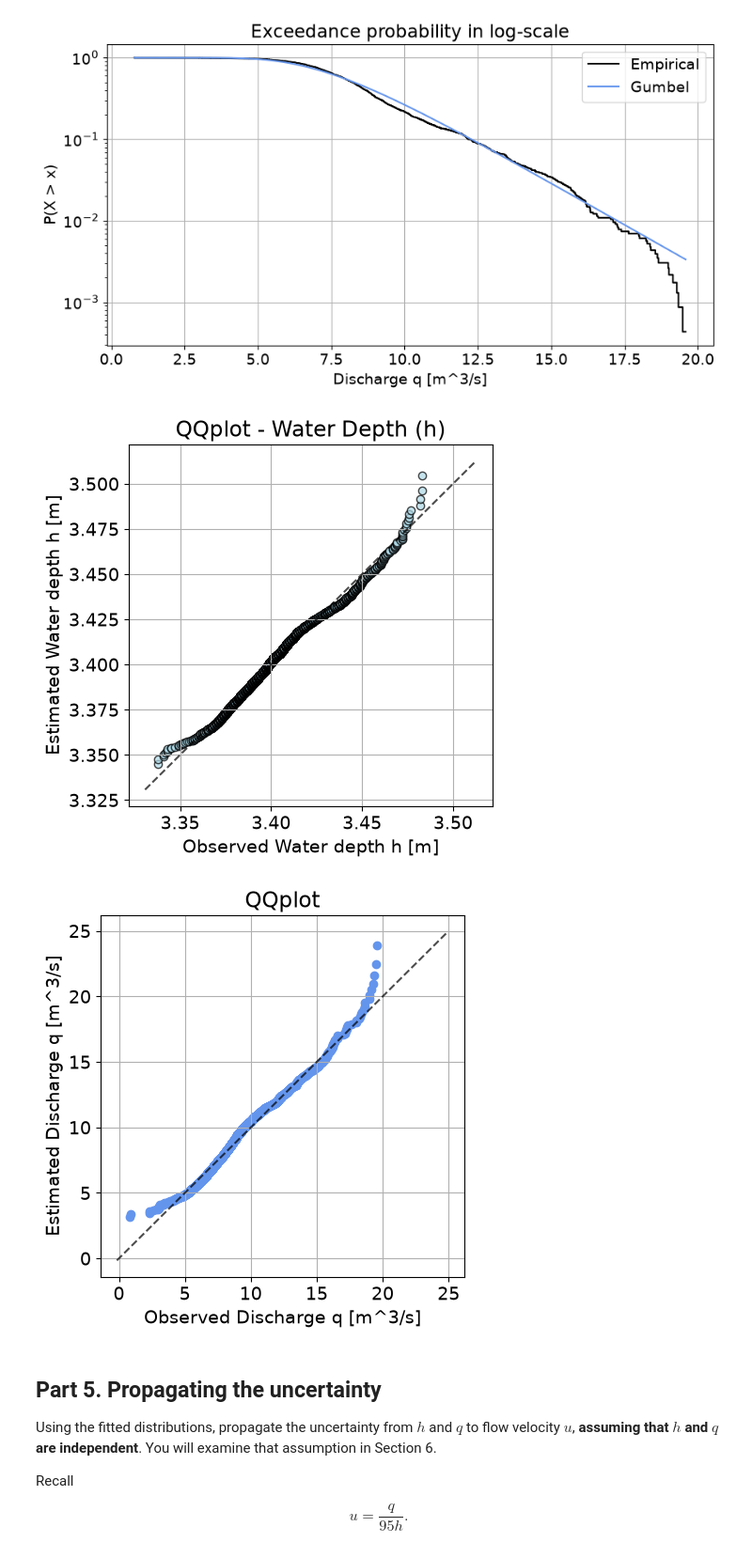
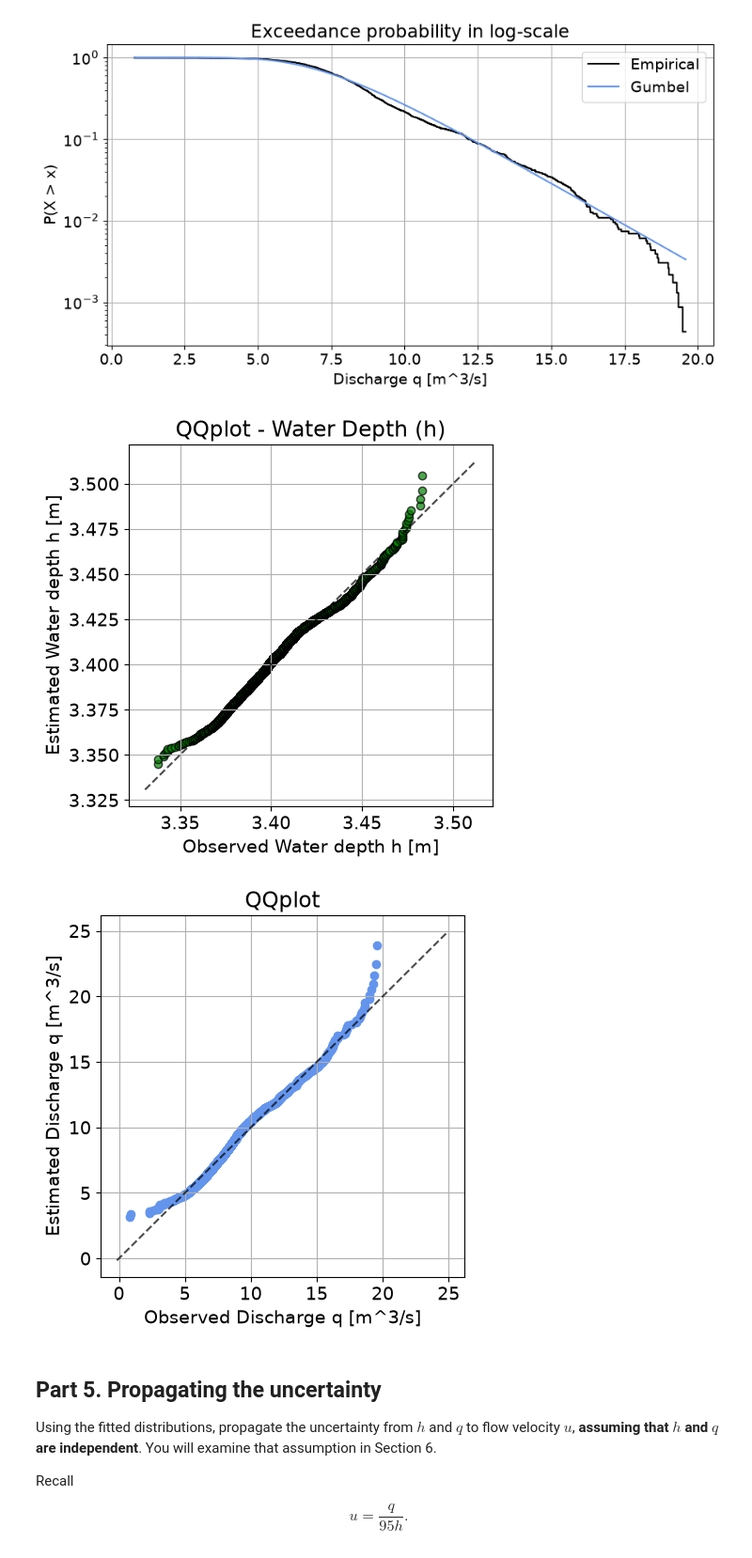
Before and after one commit to LorenzoBellunato/GA1.4, a Jupyter notebook: all_files_GA_1_4/GA_1.4.ipynb, the cells around one changed output. Shown at 94% size. Saved outputs shown, nothing was run; the diff lists cells and outputs as text; code cells hidden in the pictures.

```diff
--- a/all_files_GA_1_4/GA_1.4.ipynb
+++ b/all_files_GA_1_4/GA_1.4.ipynb
@@ -363,38 +363,38 @@ shape_h, loc_h, scale_h = params_h
 inverse_cdf_h = stats.lognorm.ppf(non_exceed_prob_h, s=shape_h, loc=loc_h, scale=scale_h)
 
 fig, axes = plt.subplots(1, 1, figsize=(5, 5))
-axes.scatter(sorted_values_h, inverse_cdf_h, color='lightblue', edgecolor='k', alpha=0.7)
+axes.scatter(sorted_values_h, inverse_cdf_h, color='green', edgecolor='k', alpha=0.7)
 
 axes.set_xlabel('Observed Water depth h [m]')
 axes.set_ylabel('Estimated Water depth h [m]')
 axes.set_title('QQplot - Water Depth (h)')
 
 xlims = axes.get_xlim(); ylims = axes.get_ylim()
 lo, hi = min(xlims[0], ylims[0]), max(xlims[1], ylims[1])
 axes.plot([lo, hi], [lo, hi], 'k--', alpha=0.7)
 axes.grid(True)
 
 plt.show()
 
 
 
 #Discharge q
 inverse_cdf_q = stats.gumbel_r.ppf(non_exceedance_probabilities, loc_q, scale_q)
 
 fig, axes = plt.subplots(1, 1, figsize=(5, 5))
 axes.scatter(sorted_values, inverse_cdf_q, color='cornflowerblue')
 axes.set_xlabel('Observed Discharge q [m^3/s]')
 axes.set_ylabel('Estimated Discharge q [m^3/s]')
 axes.set_title('QQplot')
 
 xlims = axes.get_xlim(); ylims = axes.get_ylim()
 lo, hi = min(xlims[0], ylims[0]), max(xlims[1], ylims[1])
 axes.plot([lo, hi], [lo, hi], 'k--', alpha=0.7)  # Linea tratteggiata nera
 axes.grid(True)
 
 plt.show()
 # %% [output]
-[figure, old version]
+[figure, new version]
 [figure]
 # %% [markdown]
 ## Part 5. Propagating the uncertainty
```
